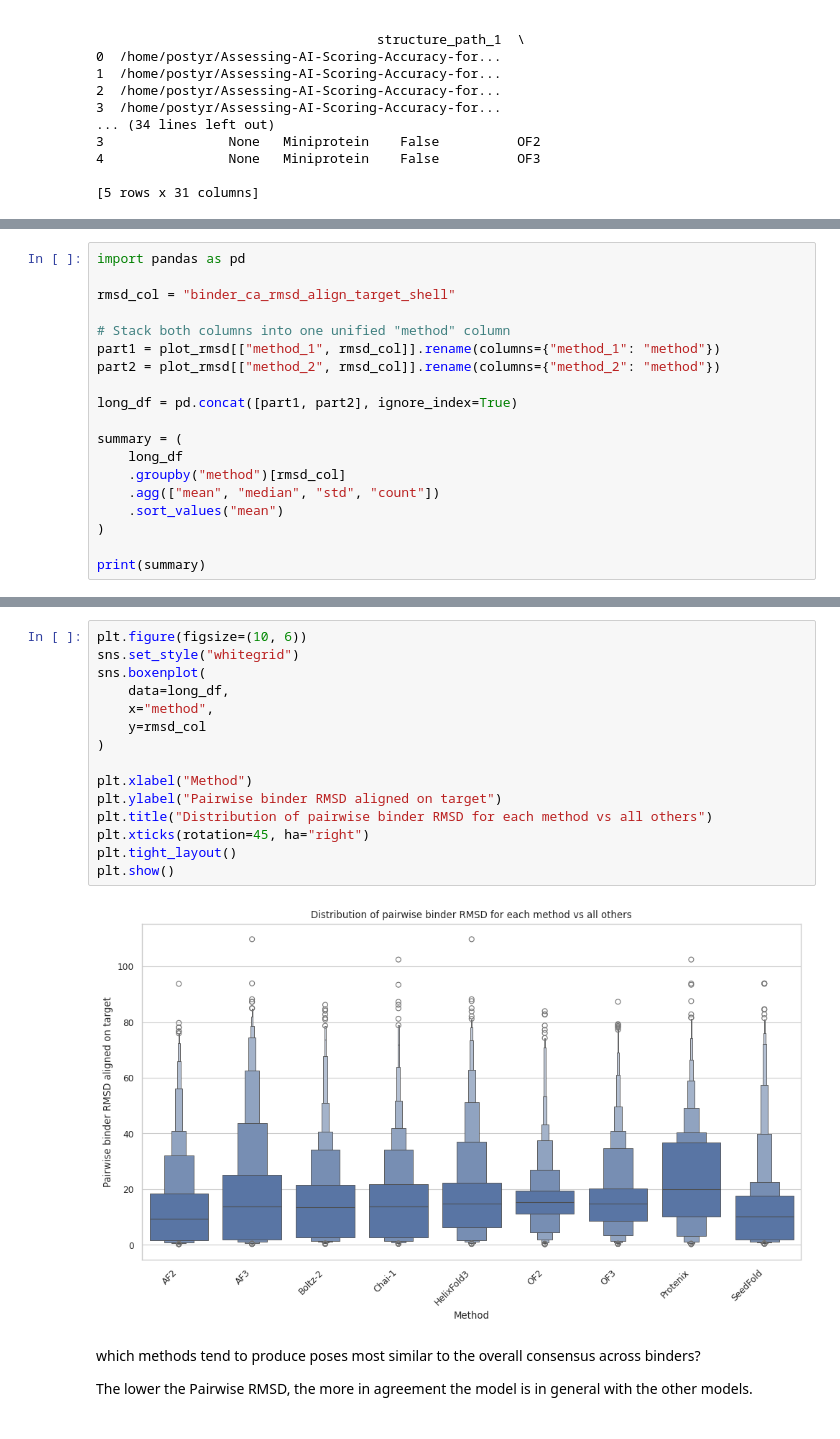
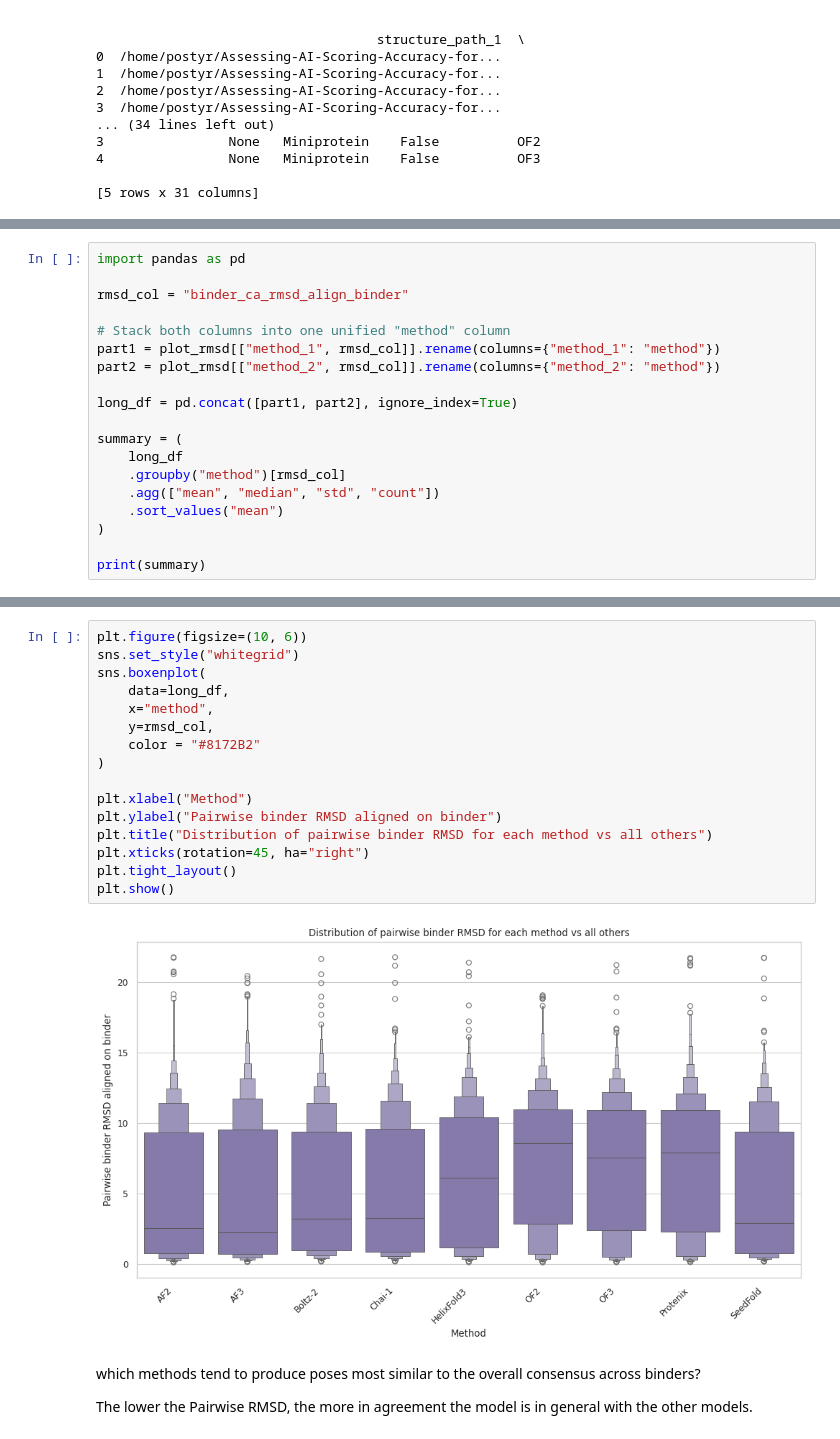
Before and after one commit to DSDD-UCPH/Assessing-AI-Scoring-Accuracy-for-De-Novo-Proteins, a Jupyter notebook: Analysis/Plots/plot_gen.ipynb, the cells around one changed output, grey strips where cells are left out. Saved outputs shown, nothing was run; the diff lists cells and outputs as text.

```diff
--- a/Analysis/Plots/plot_gen.ipynb
+++ b/Analysis/Plots/plot_gen.ipynb
@@ -1090,7 +1745,7 @@ plt.show()
 # %%
 import pandas as pd
 
-rmsd_col = "binder_ca_rmsd_align_target_shell"
+rmsd_col = "binder_ca_rmsd_align_binder"
 
 # Stack both columns into one unified "method" column
 part1 = plot_rmsd[["method_1", rmsd_col]].rename(columns={"method_1": "method"})
@@ -1121,20 +1776,21 @@ Protenix    23.473437  19.938049  16.900073   1576
 # %%
 plt.figure(figsize=(10, 6))
 sns.set_style("whitegrid")
 sns.boxenplot(
     data=long_df,
     x="method",
-    y=rmsd_col
+    y=rmsd_col,
+    color = "#8172B2"
 )
 
 plt.xlabel("Method")
-plt.ylabel("Pairwise binder RMSD aligned on target")
+plt.ylabel("Pairwise binder RMSD aligned on binder")
 plt.title("Distribution of pairwise binder RMSD for each method vs all others")
 plt.xticks(rotation=45, ha="right")
 plt.tight_layout()
 plt.show()
 # %% [output]
-[figure, old version]
+[figure, new version]
 # %% [markdown]
 which methods tend to produce poses most similar to the overall consensus across binders?
 
```
Also changed, not shown: parts of 53 cells of this notebook, 27 other files.
